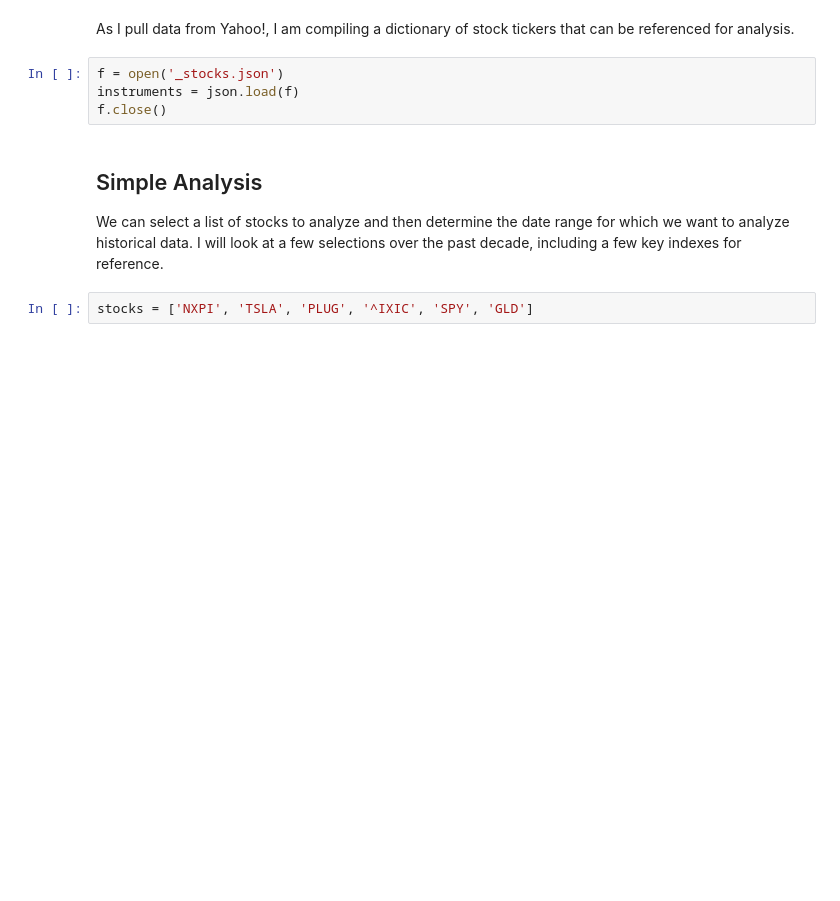
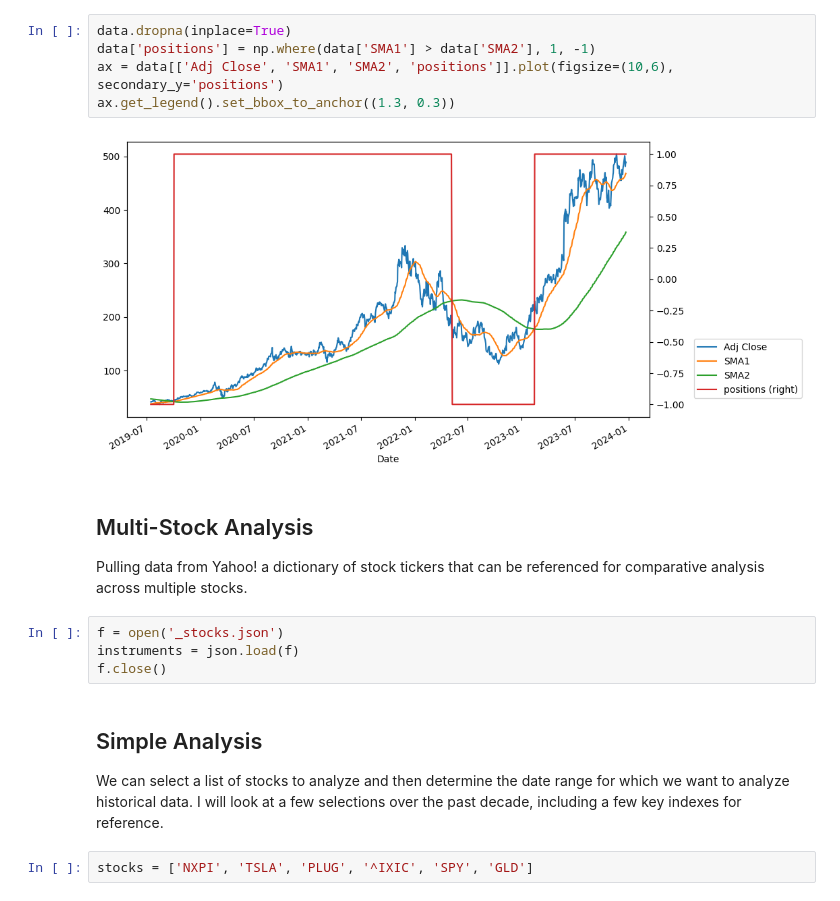
Before and after one commit to mackertp/finance-py, a Jupyter notebook: research/yfinance.ipynb, the cells around one changed output. Cells and saved outputs as stored; diff of their text form; blank space fills up the shorter version.

```diff
--- a/research/yfinance.ipynb
+++ b/research/yfinance.ipynb
@@ -14,5 +174,14 @@ import json
+# %%
+data.dropna(inplace=True)
+data['positions'] = np.where(data['SMA1'] > data['SMA2'], 1, -1)
+ax = data[['Adj Close', 'SMA1', 'SMA2', 'positions']].plot(figsize=(10,6), secondary_y='positions')
+ax.get_legend().set_bbox_to_anchor((1.3, 0.3))
+# %% [output]
+[figure, added]
 # %% [markdown]
-As I pull data from Yahoo!, I am compiling a dictionary of stock tickers that can be referenced for analysis.
+## Multi-Stock Analysis
+
+Pulling data from Yahoo! a dictionary of stock tickers that can be referenced for comparative analysis across multiple stocks.
 # %%
 f = open('_stocks.json')
 instruments = json.load(f)
```
Also changed, not shown: parts of 41 cells of this notebook, 3 other files.
